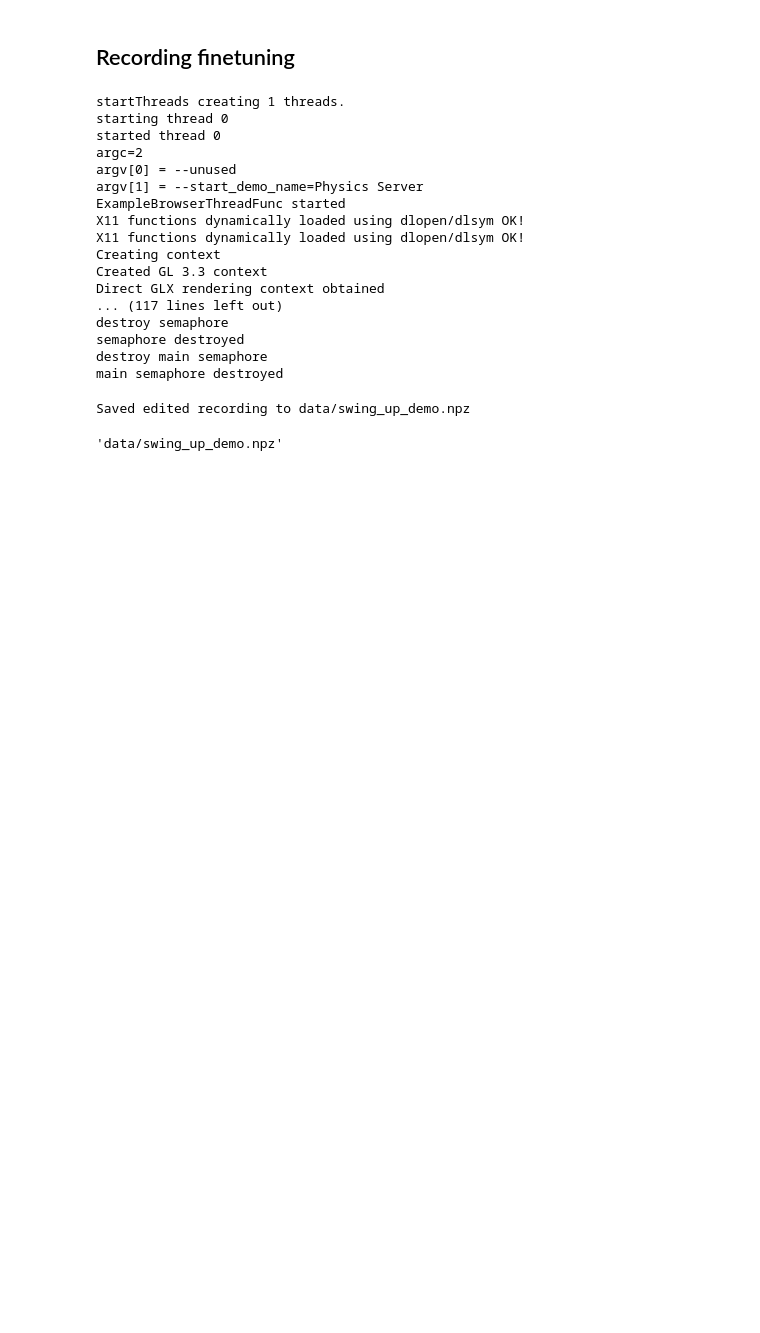
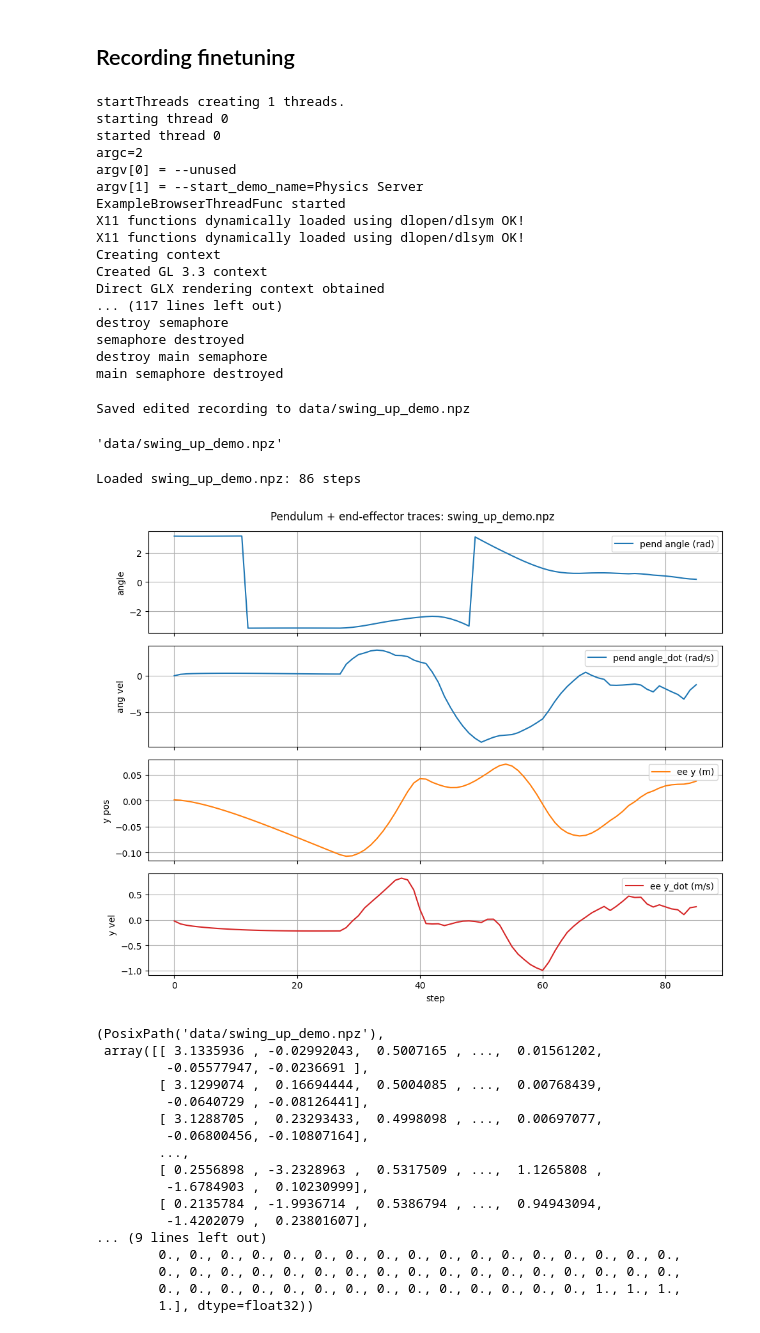
Before and after one commit to AcePeaX/pendulum-swing-from-demo, a Jupyter notebook: notebooks/task_8_data_collection.ipynb, the cells around one changed output. Drawn from its saved outputs; the diff is of its cells as text; code cells hidden in the pictures; blank space fills up the shorter version.

```diff
--- a/notebooks/task_8_data_collection.ipynb
+++ b/notebooks/task_8_data_collection.ipynb
@@ -372,3 +395,25 @@ save_recording(data, output_path="data/swing_up_demo.npz")
 # %% [output]
 Saved edited recording to data/swing_up_demo.npz
 'data/swing_up_demo.npz'
+# %%
+review_recording(record_file="data/swing_up_demo.npz")
+# %% [output]
+Loaded swing_up_demo.npz: 86 steps
+[figure, added]
+(PosixPath('data/swing_up_demo.npz'),
+ array([[ 3.1335936 , -0.02992043,  0.5007165 , ...,  0.01561202,
+         -0.05577947, -0.0236691 ],
+        [ 3.1299074 ,  0.16694444,  0.5004085 , ...,  0.00768439,
+         -0.0640729 , -0.08126441],
+        [ 3.1288705 ,  0.23293433,  0.4998098 , ...,  0.00697077,
+         -0.06800456, -0.10807164],
+        ...,
+        [ 0.2556898 , -3.2328963 ,  0.5317509 , ...,  1.1265808 ,
+         -1.6784903 ,  0.10230999],
+        [ 0.2135784 , -1.9936714 ,  0.5386794 , ...,  0.94943094,
+         -1.4202079 ,  0.23801607],
+... (9 lines left out)
+        0., 0., 0., 0., 0., 0., 0., 0., 0., 0., 0., 0., 0., 0., 0., 0., 0.,
+        0., 0., 0., 0., 0., 0., 0., 0., 0., 0., 0., 0., 0., 0., 0., 0., 0.,
+        0., 0., 0., 0., 0., 0., 0., 0., 0., 0., 0., 0., 0., 0., 1., 1., 1.,
+        1.], dtype=float32))
```
Also changed, not shown: parts of 8 cells of this notebook, 2 other files.
